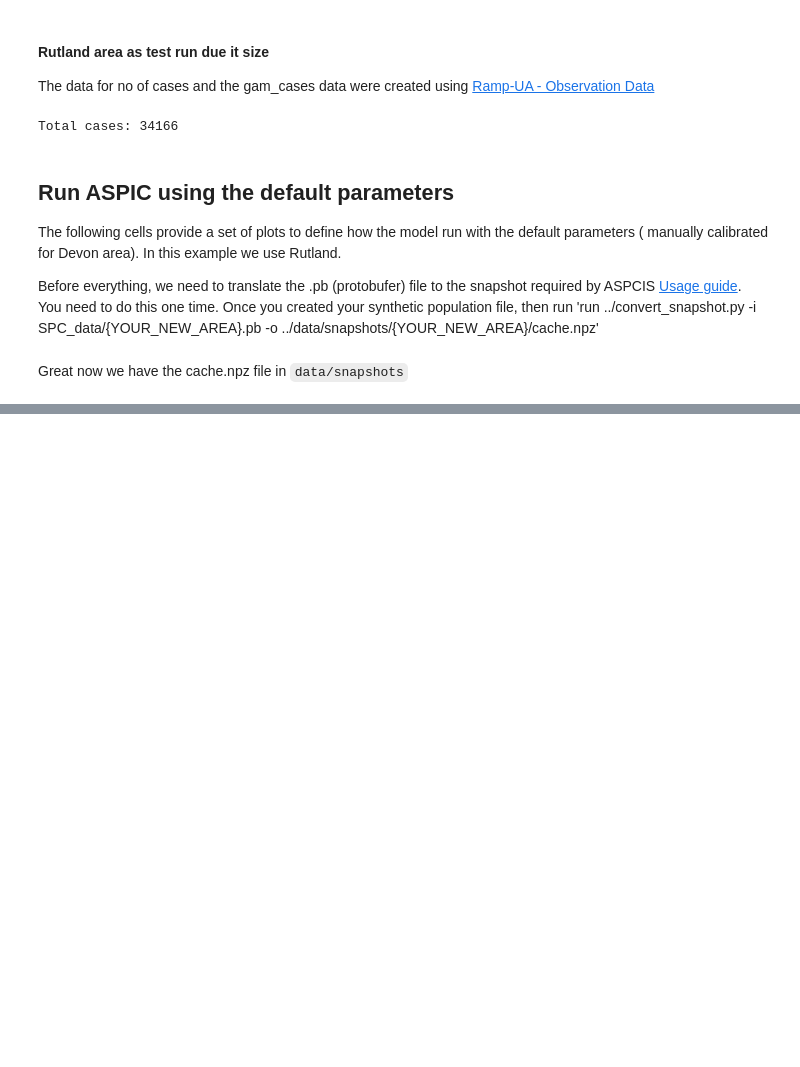
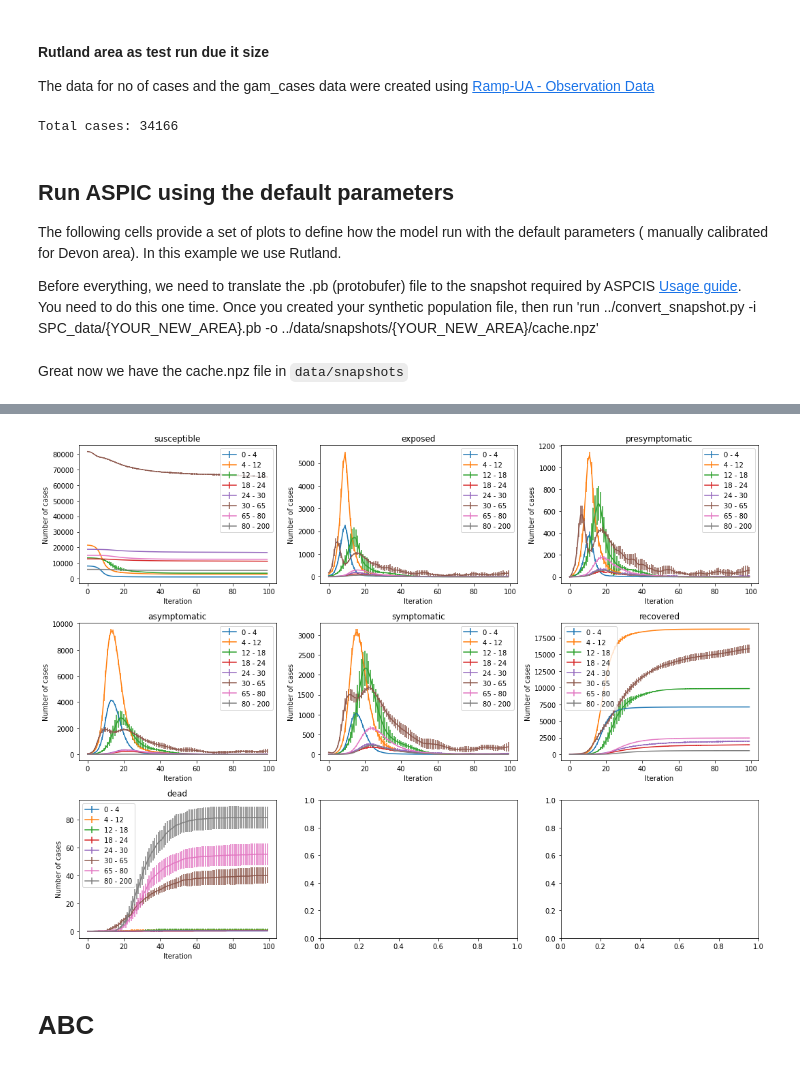
Before and after one commit to alan-turing-institute/uatk-aspics, a Jupyter notebook: calibration/abc_notebook.ipynb, the cells around one changed output, grey strips where cells are left out. Saved outputs shown, nothing was run; the diff lists cells and outputs as text; code cells hidden in the pictures; blank space fills up the shorter version.

```diff
--- a/calibration/abc_notebook.ipynb
+++ b/calibration/abc_notebook.ipynb
@@ -253,0 +192,33 @@ fitness: 78951.19640664099
+# %%
+def plot_disease_status_by_age(summaries):
+
+    #fig, ax = plt.subplots(1, len(DiseaseStatus), sharey=True)
+    fig, ax = plt.subplots(int(len(DiseaseStatus)/2), int(len(DiseaseStatus)/2),
+                           figsize=(15,11), tight_layout=True)
+    iters, reps = _get_iters_and_reps(summaries)
+    x = range(iters)
+    age_thresholds = summaries[0].age_thresholds
+
+    for d, disease_status in enumerate(DiseaseStatus):
+        lower_age_bound = 0
+        for age_idx in range(len(age_thresholds)):
+            matrix = np.zeros(shape=(reps, iters))
+            for rep in range(reps):
+                #matrix[age_idx][rep][it] = summaries[rep].age_counts[str(disease_status)][age_idx][it]
+                matrix[rep] = summaries[rep].age_counts[str(disease_status)][age_idx]
+            mean = np.mean(matrix, axis=0)
+            sd = np.std(matrix, axis=0)
+            ax.flat[d].errorbar(x, mean, sd, label=f"{lower_age_bound} - {age_thresholds[age_idx]}" )
+            lower_age_bound = age_thresholds[age_idx]
+
+            ax.flat[d].legend()
+            ax.flat[d].set_title(f"{str(disease_status)}")
+            ax.flat[d].set_xlabel("Iteration")
+            ax.flat[d].set_ylabel("Number of cases")
+    #fig.set_title(f"Num {disease_status} people by age group")
+# %%
+plot_disease_status_by_age(summaries0)
+# %% [output]
+[figure, added]
+# %% [markdown]
+# ABC
```
Also changed, not shown: parts of 22 cells of this notebook, 5 other files.
